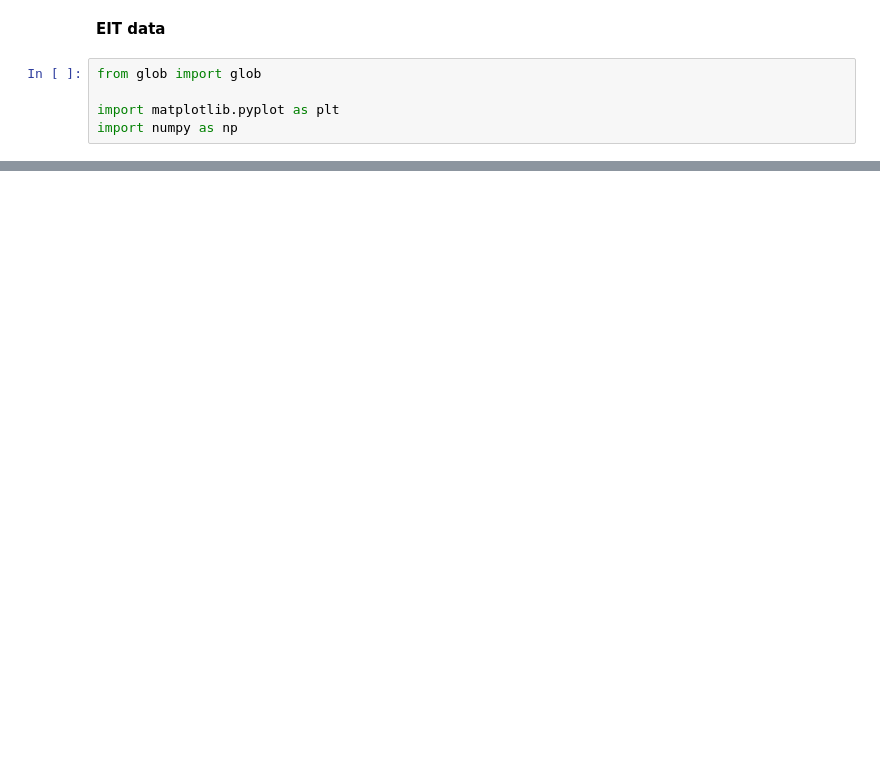
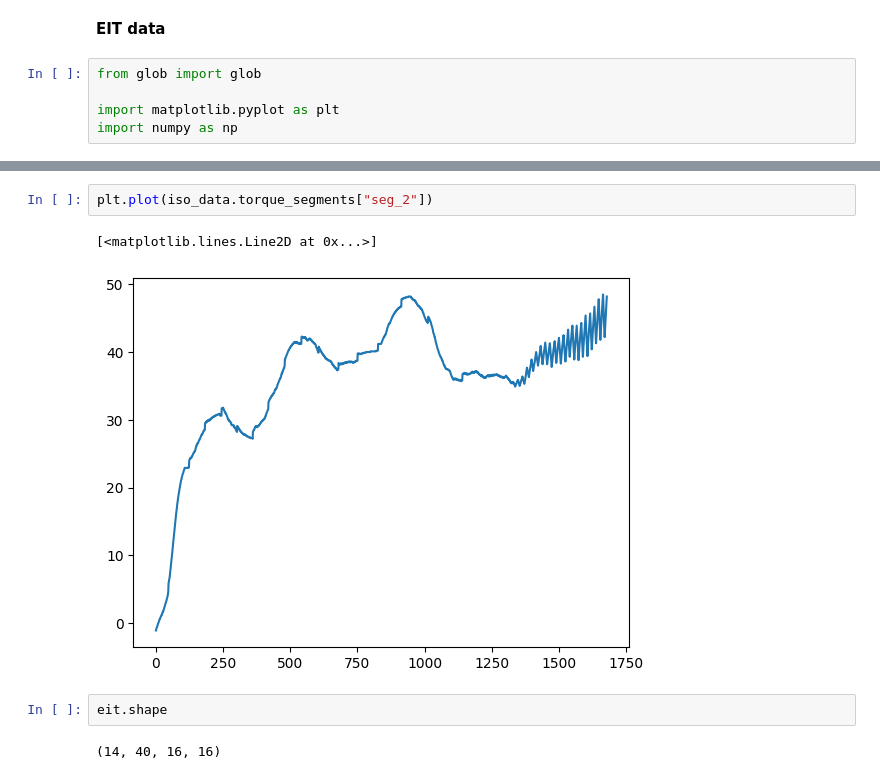
Before and after one commit to EITLabworks/Data-Driven-Force-Estimation-of-the-Thigh-Muscles-using-Electrical-Impedance-Measurements, a Jupyter notebook: postprocessing_1.ipynb, the cells around one changed output, grey strips where cells are left out. Cells and saved outputs as stored; diff of their text form; blank space fills up the shorter version.

```diff
--- a/postprocessing_1.ipynb
+++ b/postprocessing_1.ipynb
@@ -169,0 +215,9 @@ for ele in glob("data/data_set_1/EIT/sample*.npz"):
+# %%
+plt.plot(iso_data.torque_segments["seg_2"])
+# %% [output]
+[<matplotlib.lines.Line2D at 0x...>]
+[figure, added]
+# %%
+eit.shape
+# %% [output]
+(14, 40, 16, 16)
```
Also changed, not shown: parts of 10 cells of this notebook, 2 other files.
